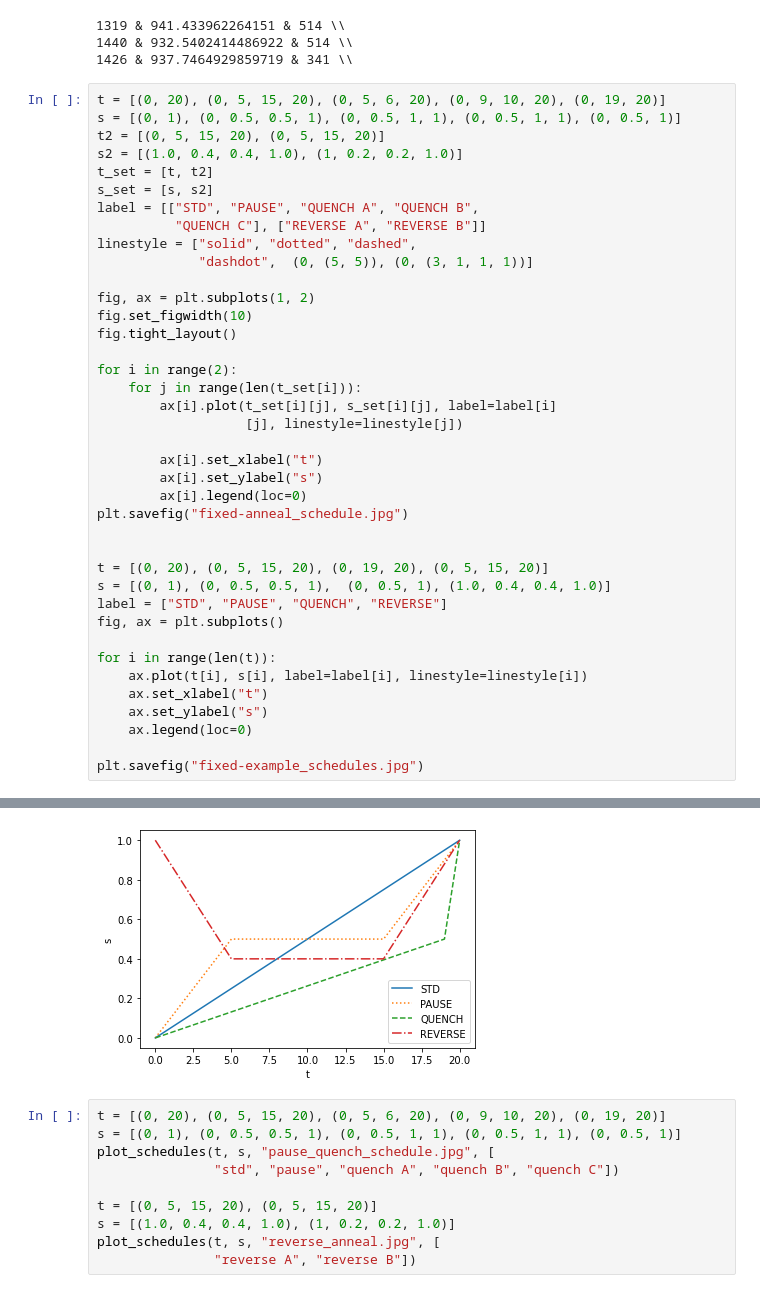
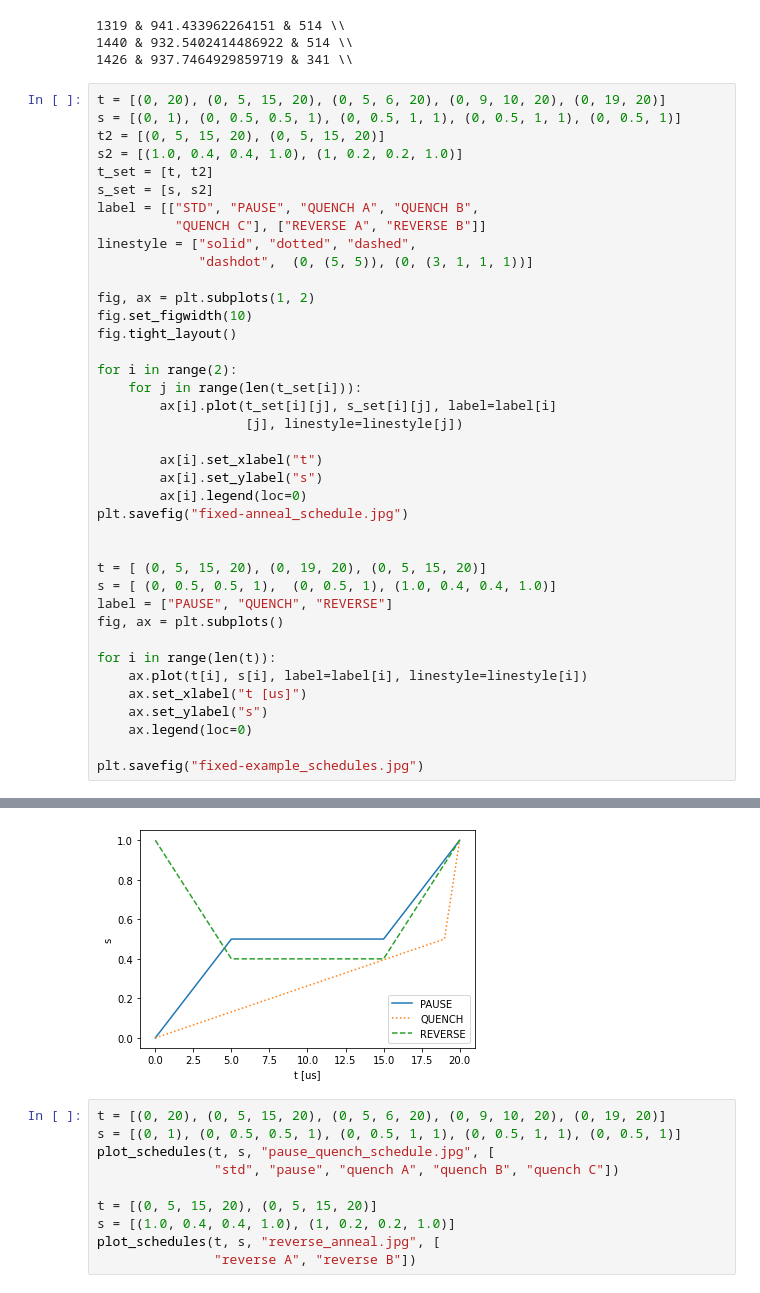
Before and after one commit to Romira915/combinatorial_optimization_solver, a Jupyter notebook: py_src/d-wave.ipynb, the cells around one changed output, grey strips where cells are left out. Saved outputs shown, nothing was run; the diff lists cells and outputs as text.

```diff
--- a/py_src/d-wave.ipynb
+++ b/py_src/d-wave.ipynb
@@ -354,38 +354,38 @@ s_set = [s, s2]
 label = [["STD", "PAUSE", "QUENCH A", "QUENCH B",
           "QUENCH C"], ["REVERSE A", "REVERSE B"]]
 linestyle = ["solid", "dotted", "dashed",
              "dashdot",  (0, (5, 5)), (0, (3, 1, 1, 1))]
 
 fig, ax = plt.subplots(1, 2)
 fig.set_figwidth(10)
 fig.tight_layout()
 
 for i in range(2):
     for j in range(len(t_set[i])):
         ax[i].plot(t_set[i][j], s_set[i][j], label=label[i]
                    [j], linestyle=linestyle[j])
 
         ax[i].set_xlabel("t")
         ax[i].set_ylabel("s")
         ax[i].legend(loc=0)
 plt.savefig("fixed-anneal_schedule.jpg")
 
 
-t = [(0, 20), (0, 5, 15, 20), (0, 19, 20), (0, 5, 15, 20)]
-s = [(0, 1), (0, 0.5, 0.5, 1),  (0, 0.5, 1), (1.0, 0.4, 0.4, 1.0)]
-label = ["STD", "PAUSE", "QUENCH", "REVERSE"]
+t = [ (0, 5, 15, 20), (0, 19, 20), (0, 5, 15, 20)]
+s = [ (0, 0.5, 0.5, 1),  (0, 0.5, 1), (1.0, 0.4, 0.4, 1.0)]
+label = ["PAUSE", "QUENCH", "REVERSE"]
 fig, ax = plt.subplots()
 
 for i in range(len(t)):
     ax.plot(t[i], s[i], label=label[i], linestyle=linestyle[i])
-    ax.set_xlabel("t")
+    ax.set_xlabel("t [us]")
     ax.set_ylabel("s")
     ax.legend(loc=0)
 
 plt.savefig("fixed-example_schedules.jpg")
 # %% [output]
 [figure]
-[figure, old version]
+[figure, new version]
 # %%
 t = [(0, 20), (0, 5, 15, 20), (0, 5, 6, 20), (0, 9, 10, 20), (0, 19, 20)]
 s = [(0, 1), (0, 0.5, 0.5, 1), (0, 0.5, 1, 1), (0, 0.5, 1, 1), (0, 0.5, 1)]
```
Also changed, not shown: parts of 1 cell of this notebook, 1 other file.
